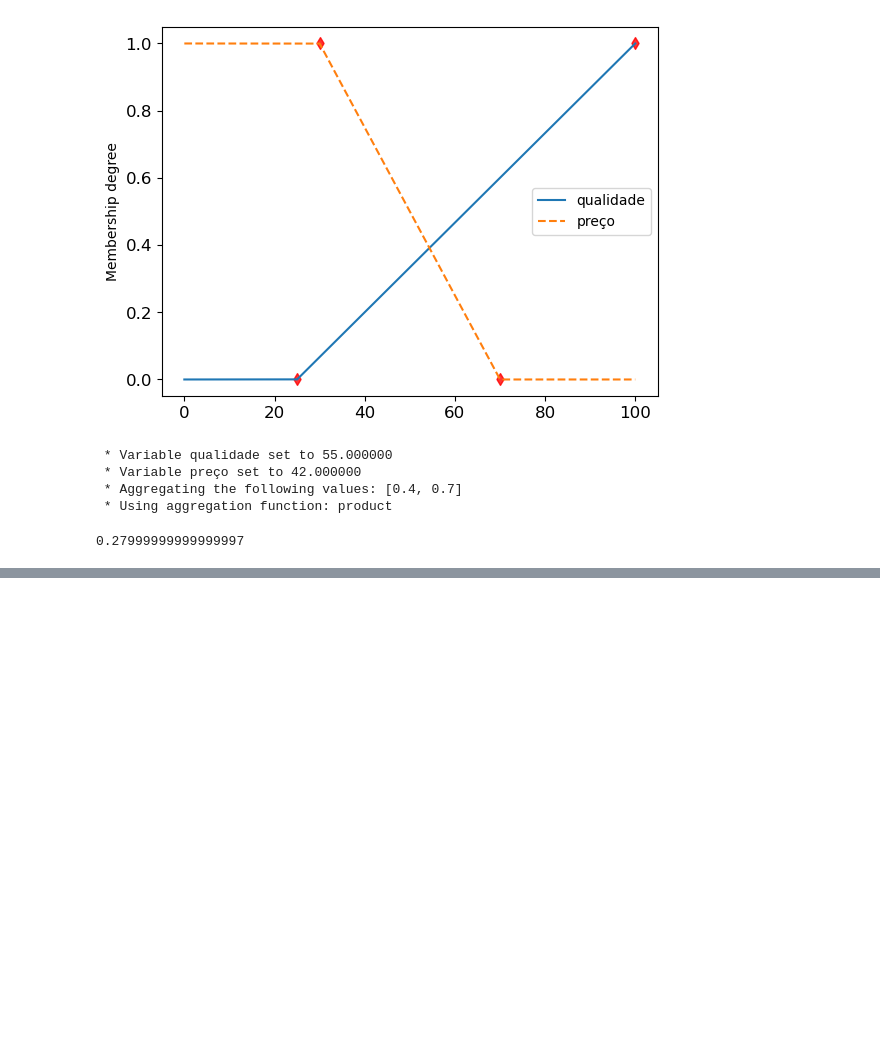
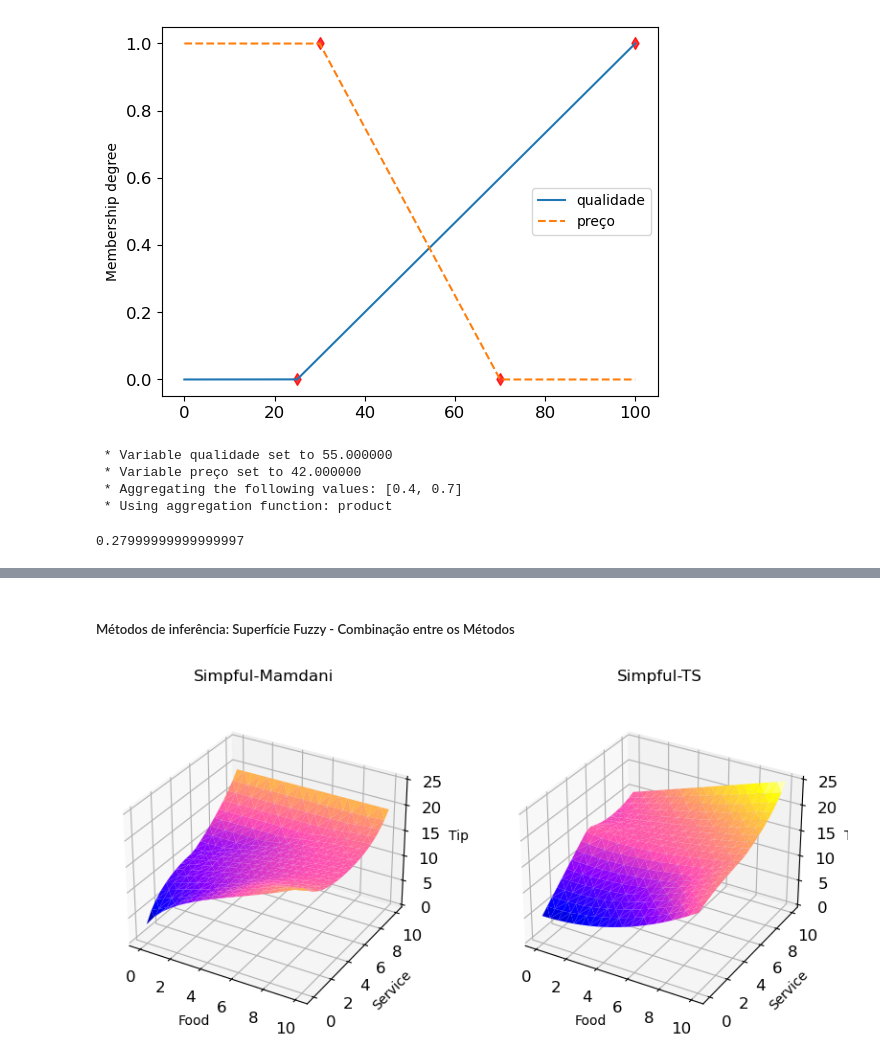
Before and after one commit to CarineMS/UFV, a Jupyter notebook: ELT574/Semana_04/ELT574_U4A.ipynb, the cells around one changed output, grey strips where cells are left out. Drawn from its saved outputs; the diff is of its cells as text; code cells hidden in the pictures; blank space fills up the shorter version.

Commit message:
ELT574 ultima aula pratica da Logica Fuzzi com os metodos de inferencia Mamdani e Takagi-Sugeno-Kang

```diff
--- a/ELT574/Semana_04/ELT574_U4A.ipynb
+++ b/ELT574/Semana_04/ELT574_U4A.ipynb
@@ -120,0 +184,11 @@ resultado
+# %%
+Regra1 = "IF (Service IS poor) AND (Food IS rancid) THEN (Tip IS small)"
+Regra2 = "IF (Service IS good) THEN (Tip IS average)"
+Regra3 = "IF (Service IS excellent) OR (Food IS delicious) THEN (Tip IS generous)"
+FS.add_rules([Regra1, Regra2, Regra3])
+# %%
+# Serviço = 4 e Comida = 8
+FS.set_variable('Service', 4)
+FS.set_variable('Food', 8)
+
+FS.Mamdani_inference(['Tip'])
@@ -120,0 +244,66 @@ resultado
+# %% [markdown]
+##### Métodos de inferência: Superfície Fuzzy - Combinação entre os Métodos
+# %%
+xs = []
+ys = []
+zs = []
+div = 20
+
+for x in linspace(0, 10, div):
+    for y in linspace(0, 10, div):
+        FS.set_variable('Food', x)
+        FS.set_variable('Service', y)
+        tip = FS.inference()['Tip']
+        xs.append(x)
+        ys.append(y)
+        zs.append(tip)
+
+xs = array(xs)
+ys = array(ys)
+zs = array(zs)
+
+fig = pltpy.figure(figsize=(10,4))
+
+m = fig.add_subplot(1,2,1, projection='3d')
+
+xx, yy = pltpy.meshgrid(xs,ys)
+m.plot_trisurf(xs, ys, zs, vmin=0, vmax=25, cmap='gnuplot2')
+m.set_xlabel('Food')
+m.set_ylabel('Service')
+m.set_zlabel('Tip')
+m.set_title('Simpful-Mamdani', pad=20)
+m.set_zlim(0, 25)
+pltpy.tight_layout()
+
+
+xs = []
+ys = []
+zs_TS = []
+div = 20
+
+for x in linspace(0, 10, div):
+    for y in linspace(0, 10, div):
+        FS_TS.set_variable('Food', x)
+        FS_TS.set_variable('Service', y)
+        tip = FS_TS.inference()['Tip']
+        xs.append(x)
+        ys.append(y)
+        zs_TS.append(tip)
+
+xs = array(xs)
+ys = array(ys)
+zs_TS = array(zs_TS)
+
+
+ts = fig.add_subplot(1,2,2, projection='3d')
+ts.plot_trisurf(xs, ys, zs_TS, vmin=0, vmax=25, cmap='gnuplot2')
+ts.set_xlabel('Food')
+ts.set_ylabel('Service')
+ts.set_zlabel('Tip')
+ts.set_title('Simpful-TS', pad=20)
+ts.set_zlim(0, 25)
+pltpy.tight_layout()
+
+pltpy.show()
+# %% [output]
+[figure, added]
```
Also changed, not shown: parts of 13 cells of this notebook.
